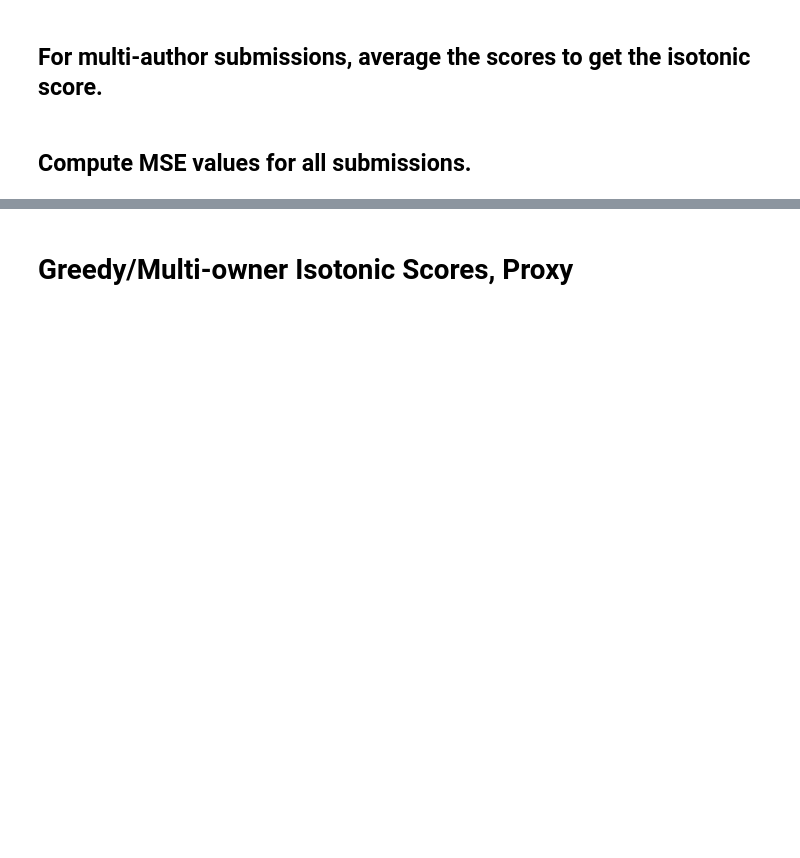
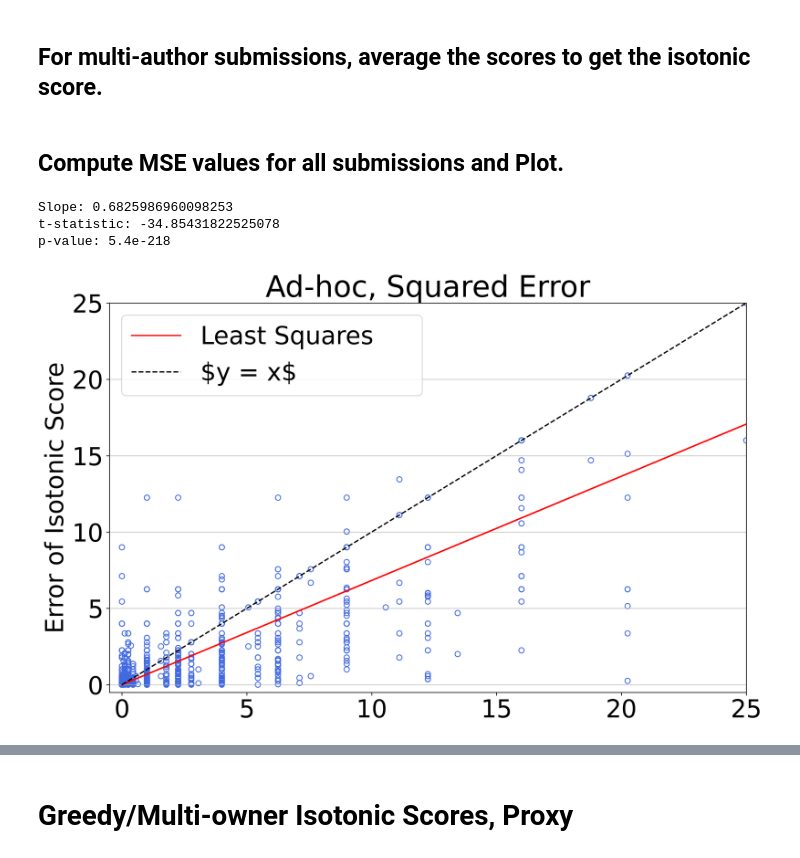
Before and after one commit to BuxinSu/ICML_2023_Ranking, a Jupyter notebook: Notebooks/Adhoc_Greedy_Multiowner_scatter.ipynb, the cells around one changed output, grey strips where cells are left out. Drawn from its saved outputs; the diff is of its cells as text; code cells hidden in the pictures; blank space fills up the shorter version.

```diff
--- a/Notebooks/Adhoc_Greedy_Multiowner_scatter.ipynb
+++ b/Notebooks/Adhoc_Greedy_Multiowner_scatter.ipynb
@@ -214,7 +214,7 @@ for submission in final_submission_list:
     avg_rating = sum(submission_new_rating[submission])/len(submission_new_rating[submission])
     submission_new_rating[submission] = avg_rating
 # %% [markdown]
-## Compute MSE values for all submissions.
+## Compute MSE values for all submissions and Plot.
 # %%
 # Isotonic score
 adhoc_iso_rating = []
@@ -226,30 +226,98 @@ for submission in final_submission_list:
 # proxy
 submission_true_rating = {}
 for submission in final_submission_list:
     submission_true_rating[submission] = df[df['submission_idx'] == submission]['proxy'].tolist()
     submission_true_rating[submission] = submission_true_rating[submission][0]
 
 True_score_multi_iso = []
 for submission in final_submission_list:
     True_score_multi_iso.append(submission_true_rating[submission])
 
 
 
 # score
 old_rating = {}
 for submission in final_submission_list:
     old_rating[submission] = df[df['submission_idx'] == submission]['score'].tolist()
     old_rating[submission] = old_rating[submission][0]
 
 old_score_multi_iso = []
 for submission in final_submission_list:
     old_score_multi_iso.append(old_rating[submission])
 
 
 
 # Create two lists to record: (y - R)^2 and (\hat{R} - R)^2 values.
 adhoc_diff = []
 old_diff = []
 for i in range(len(True_score_multi_iso)):
   adhoc_diff.append( (adhoc_iso_rating[i] - True_score_multi_iso[i])**2 )
   old_diff.append( (old_score_multi_iso[i] - True_score_multi_iso[i])**2 )
+
+
+
+
+old_diff = np.array(old_diff)
+adhoc_diff = np.array(adhoc_diff)
+
+
+plt.figure()
+# Create a scatter plot for mse_1 with blue color
+plt.scatter(old_diff, adhoc_diff, facecolors='none', edgecolors='royalblue', marker='o')
+
+old_diff = np.array(old_diff)
+adhoc_diff = np.array(adhoc_diff)
+
+X = old_diff
+Y = adhoc_diff
+
+# Calculate the slope with intercept = 0
+b = np.sum(X * Y) / np.sum(X**2)
+
+# Calculate the standard error of the slope
+n = len(X)
+y_pred = b * X
+residuals = Y - y_pred
+RSS = np.sum(residuals**2)
+s_b = np.sqrt(RSS / (n-1)) / np.sqrt(np.sum( (X - np.mean(X))**2))
+
+# Calculate the t-statistic
+t_stat = (b - 1) / s_b
+
+# Calculate the p-value
+df = len(adhoc_diff) - 1
+p_value = stats.t.sf(np.abs(t_stat), n-2)
+p_value = format(p_value, ".1e")
+
+print(f"Slope: {b}")
+print(f"t-statistic: {t_stat}")
+print(f"p-value: {p_value}")
+
+# Calculate the y-values for the line of best fit
+line_of_best_fit = b * old_diff
+
+# Plot the line of best fit with intercept 0
+plt.plot(old_diff, line_of_best_fit, label='Least Squares     ', color='red')
+
+x = np.linspace(0, max(old_diff), 1000)
+plt.plot(x, x, color='black', label='\$y = x\$', linestyle='--')
+
+
+# Add labels and legend
+# plt.xlabel(f"Raw")
+plt.ylabel('Error of Isotonic Score')
+
+# Show the legend
+plt.legend()
+plt.xlim(-0.5, 25)
+plt.ylim(-0.5, 25)
+
+plt.grid(axis='y', alpha=0.75)
+plt.title('Ad-hoc, Squared Error')
+plt.savefig("/content/drive/MyDrive/Research/Ranking_ICML/Figures/adhoc_iso_proxy_regression_L2.svg", bbox_inches='tight')
+plt.show()
+# %% [output]
+Slope: 0.6825986960098253
+t-statistic: -34.85431822525078
+p-value: 5.4e-218
+[figure, added]
```
Also changed, not shown: parts of 36 cells of this notebook.
